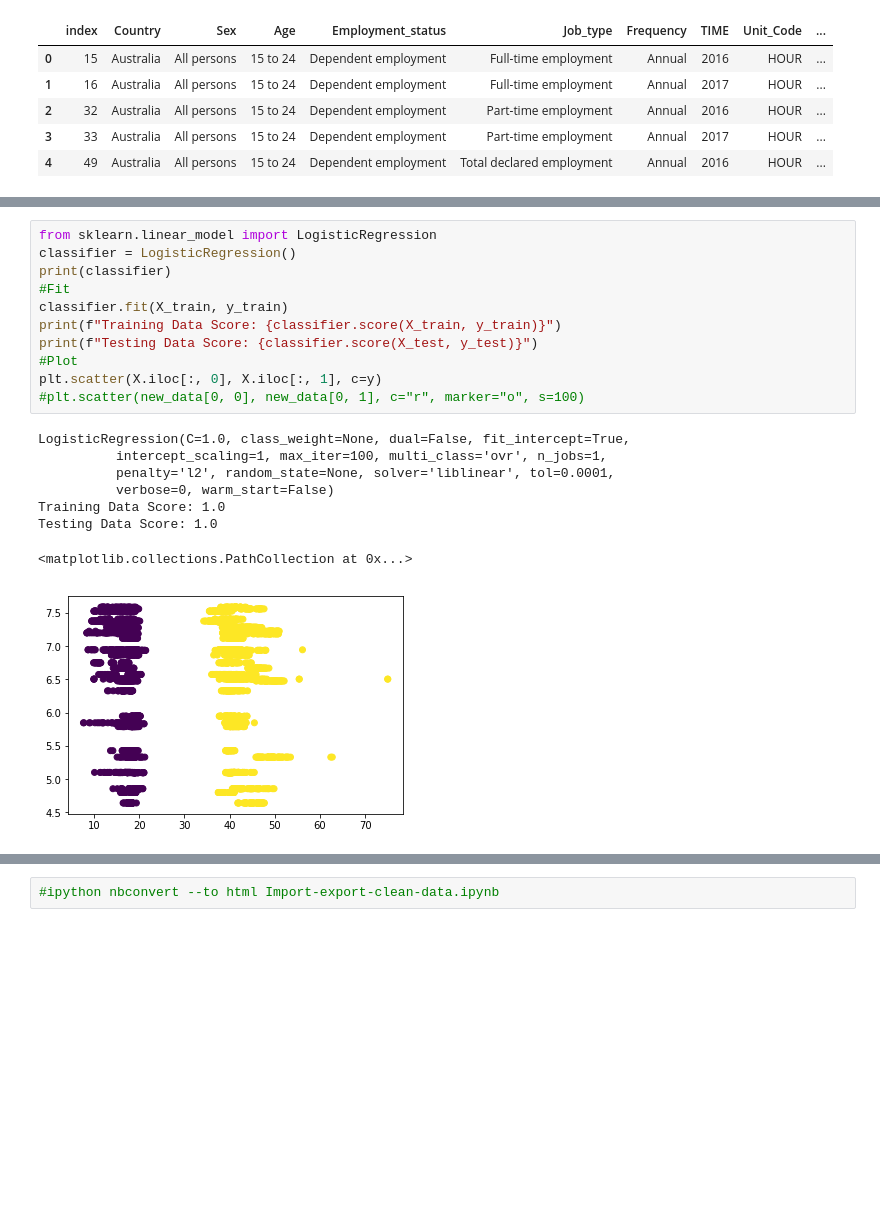
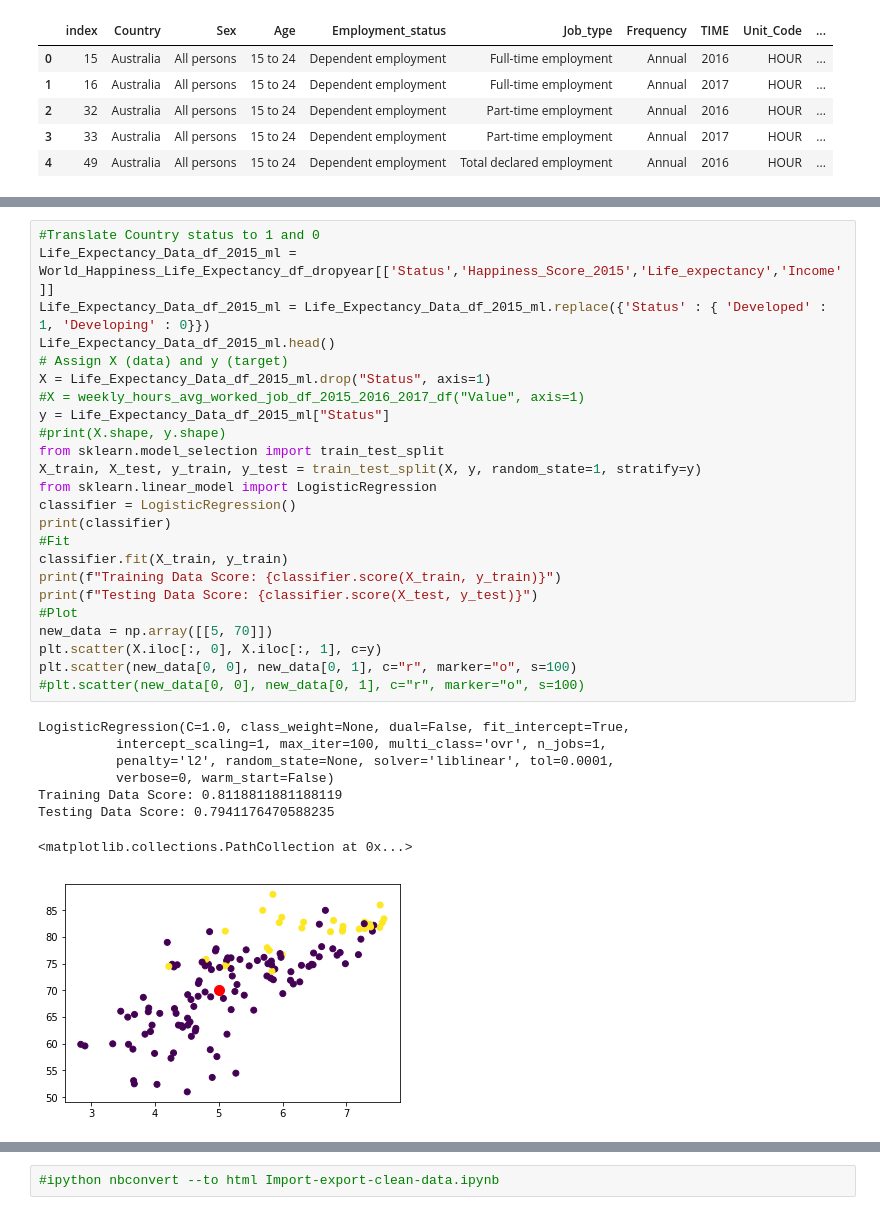
Before and after one commit to xliu510/Happiness, a Jupyter notebook: Import-export-clean-data.ipynb, the cells around one changed output, grey strips where cells are left out. Drawn from its saved outputs; the diff is of its cells as text; blank space fills up the shorter version.

```diff
--- a/Import-export-clean-data.ipynb
+++ b/Import-export-clean-data.ipynb
@@ -285,21 +250,34 @@ X_train, X_test, y_train, y_test = train_test_split(X, y, random_state=1, strati
 # %%
+#Translate Country status to 1 and 0
+Life_Expectancy_Data_df_2015_ml = World_Happiness_Life_Expectancy_df_dropyear[['Status','Happiness_Score_2015','Life_expectancy','Income']]
+Life_Expectancy_Data_df_2015_ml = Life_Expectancy_Data_df_2015_ml.replace({'Status' : { 'Developed' : 1, 'Developing' : 0}})
+Life_Expectancy_Data_df_2015_ml.head()
+# Assign X (data) and y (target)
+X = Life_Expectancy_Data_df_2015_ml.drop("Status", axis=1)
+#X = weekly_hours_avg_worked_job_df_2015_2016_2017_df("Value", axis=1)
+y = Life_Expectancy_Data_df_2015_ml["Status"]
+#print(X.shape, y.shape)
+from sklearn.model_selection import train_test_split
+X_train, X_test, y_train, y_test = train_test_split(X, y, random_state=1, stratify=y)
 from sklearn.linear_model import LogisticRegression
 classifier = LogisticRegression()
 print(classifier)
 #Fit
 classifier.fit(X_train, y_train)
 print(f"Training Data Score: {classifier.score(X_train, y_train)}")
 print(f"Testing Data Score: {classifier.score(X_test, y_test)}")
 #Plot
+new_data = np.array([[5, 70]])
 plt.scatter(X.iloc[:, 0], X.iloc[:, 1], c=y)
+plt.scatter(new_data[0, 0], new_data[0, 1], c="r", marker="o", s=100)
 #plt.scatter(new_data[0, 0], new_data[0, 1], c="r", marker="o", s=100)
 # %% [output]
 LogisticRegression(C=1.0, class_weight=None, dual=False, fit_intercept=True,
           intercept_scaling=1, max_iter=100, multi_class='ovr', n_jobs=1,
           penalty='l2', random_state=None, solver='liblinear', tol=0.0001,
           verbose=0, warm_start=False)
-Training Data Score: 1.0
-Testing Data Score: 1.0
+Training Data Score: 0.8118811881188119
+Testing Data Score: 0.7941176470588235
 <matplotlib.collections.PathCollection at 0x...>
-[figure, old version]
+[figure, new version]
 # %%
```
Also changed, not shown: parts of 22 cells of this notebook, 1 other file.
